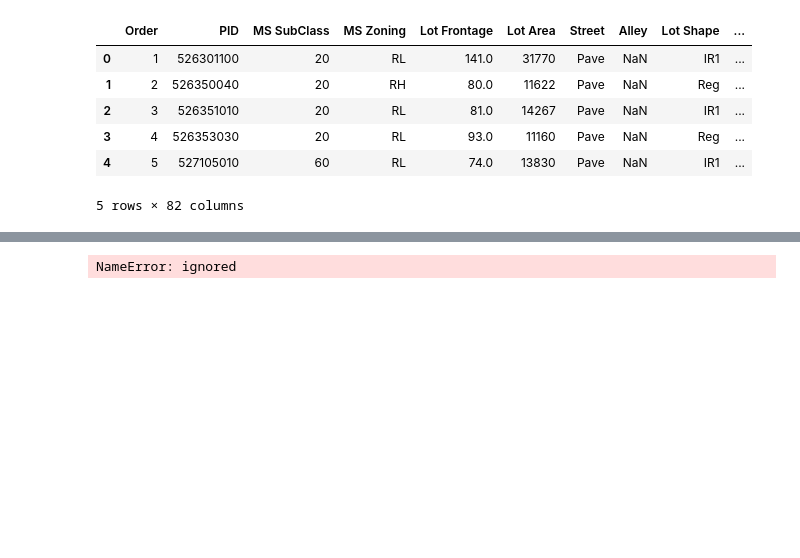
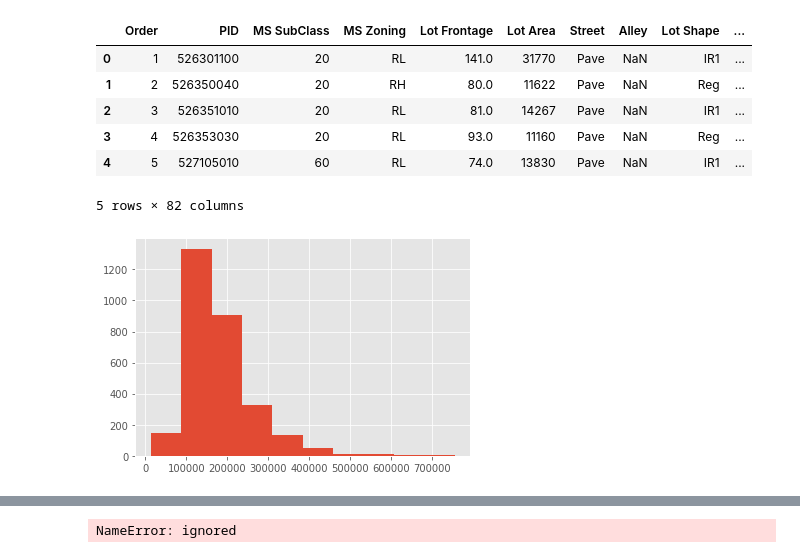
Before and after one commit to katrin2202/ML-in-forecasting-tasks, a Jupyter notebook: доклад8_12.ipynb, the cells around one changed output, grey strips where cells are left out. Saved outputs shown, nothing was run; the diff lists cells and outputs as text; code cells hidden in the pictures; blank space fills up the shorter version.

```diff
--- a/доклад8_12.ipynb
+++ b/доклад8_12.ipynb
@@ -76,3 +76,15 @@ AH.head()
 | 3 | 4 | 526353030 | 20 | RL | 93.0 | 11160 | Pave | NaN | Reg | ... |
 | 4 | 5 | 527105010 | 60 | RL | 74.0 | 13830 | Pave | NaN | IR1 | ... |
 5 rows × 82 columns
+# %%
+#@title Подключим библиотеки для графиков
+import matplotlib
+import matplotlib.pyplot as plt
+
+matplotlib.style.use('ggplot')
+%matplotlib inline
+# %%
+#@title Столбчатая диаграмма цены дома
+AH['SalePrice'].hist();
+# %% [output]
+[figure, added]
```
Also changed, not shown: parts of 3 cells of this notebook.
